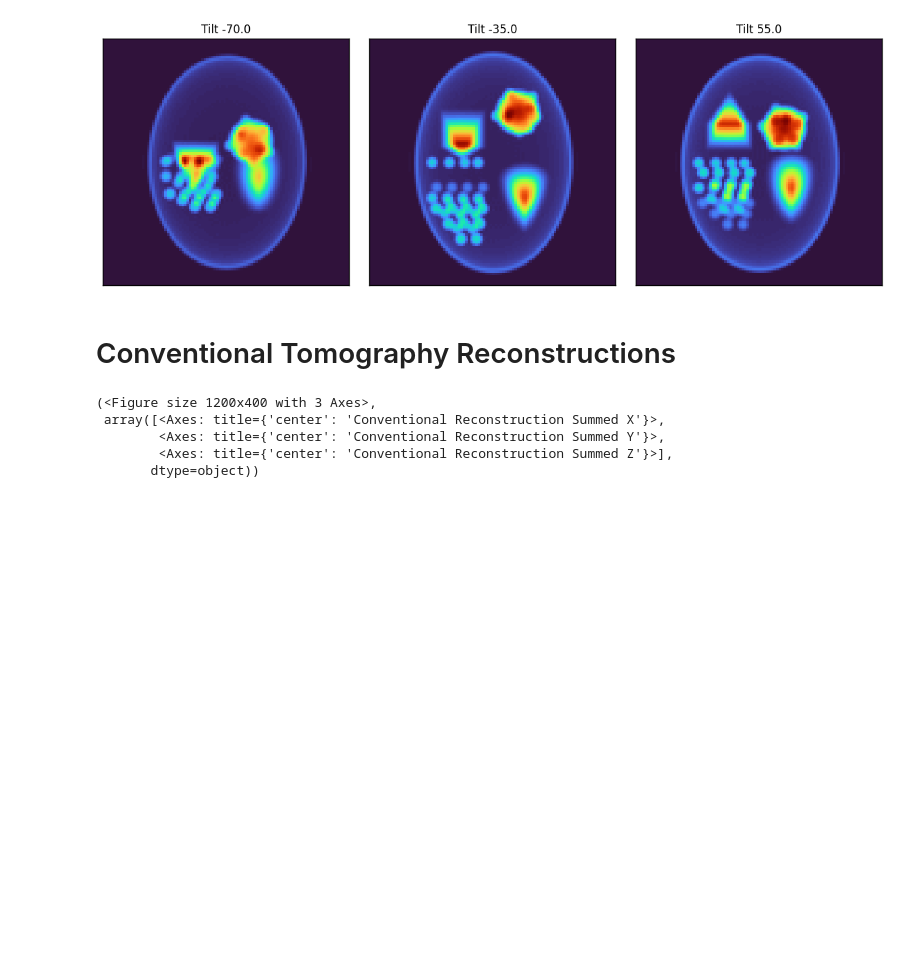
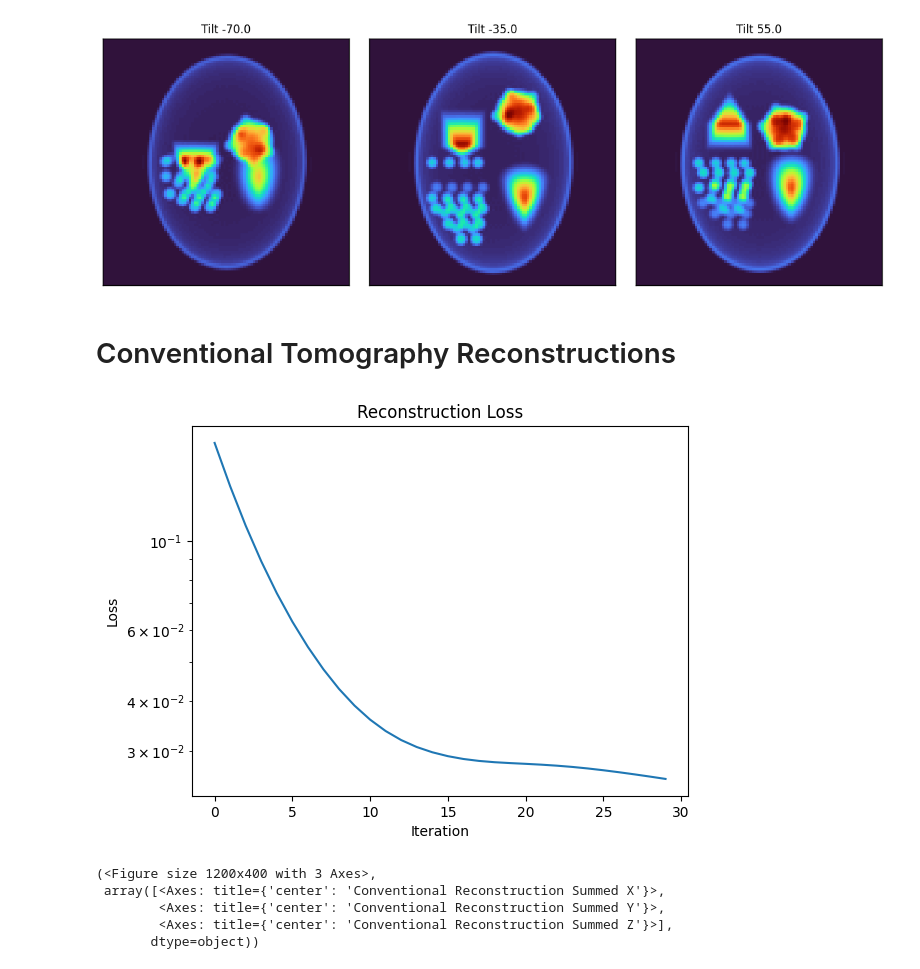
Before and after one commit to electronmicroscopy/quantem-tutorials, a Jupyter notebook: tutorials/tomography/notebooks/tomography_02_full.ipynb, the cells around one changed output. Drawn from its saved outputs; the diff is of its cells as text; code cells hidden in the pictures; blank space fills up the shorter version.

```diff
--- a/tutorials/tomography/notebooks/tomography_02_full.ipynb
+++ b/tutorials/tomography/notebooks/tomography_02_full.ipynb
@@ -88,10 +96,14 @@ obj_constraints = ObjConstraintParams.ObjPixelatedConstraints(
     tv_vol = 0,
 )
 # %%
+# Reconstruct call
 tomo_conv.reconstruct(
     num_iter = 30,
     obj_constraints = obj_constraints,
     inline_alignment = True,
     smoothing_sigma = 0.1,
+    show_metrics=True
 )
+# %% [output]
+[figure, added]
 # %%
```
Also changed, not shown: parts of 27 cells of this notebook, 5 other files.
